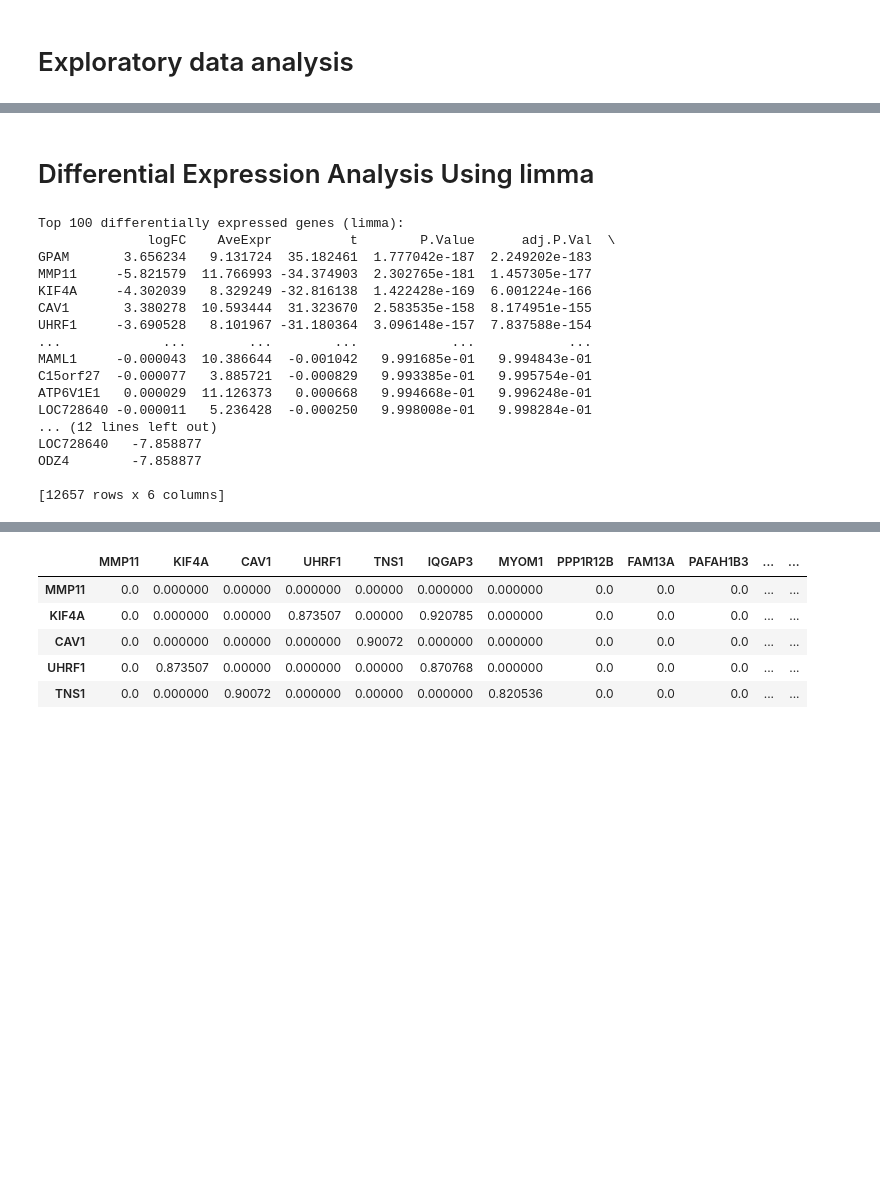
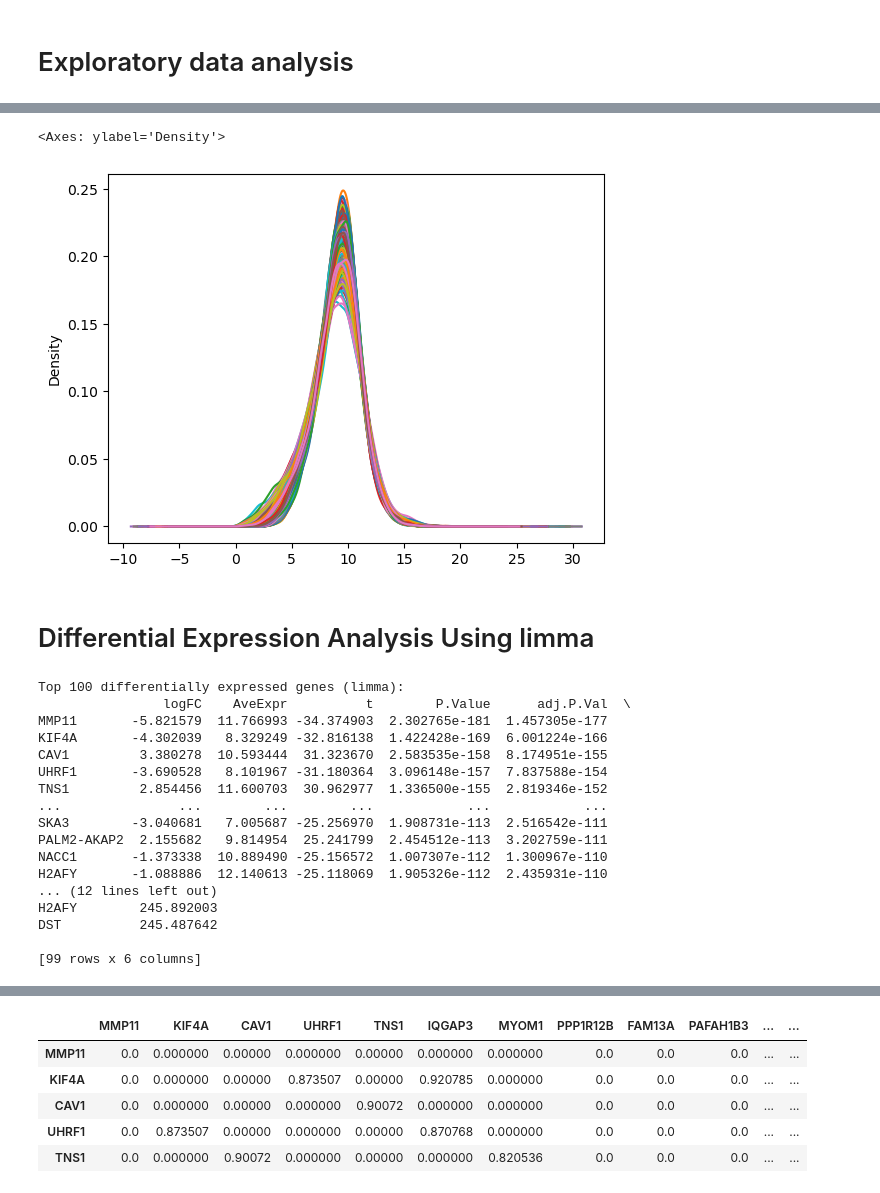
Before and after one commit to lizekss/BRCA-DEG-Analysis, a Jupyter notebook: notebook.ipynb, the cells around one changed output, grey strips where cells are left out. Cells and saved outputs as stored; diff of their text form; code cells hidden in the pictures; blank space fills up the shorter version.

```diff
--- a/notebook.ipynb
+++ b/notebook.ipynb
@@ -81,5 +85,8 @@ df2.head()
 # %%
-# df2.plot(kind='kde', legend=False) # cancer cells
+df2.plot(kind='kde', legend=False) # cancer cells
+# %% [output]
+<Axes: ylabel='Density'>
+[figure, added]
 # %% [markdown]
 # Differential Expression Analysis Using limma
 # %%
@@ -144,27 +151,27 @@ top_genes_sorted = top_genes_df.sort_values(by='adj.P.Val')
 
 diff_exp = top_genes_sorted.iloc[1:N]
 
-# Print the top 25 differentially expressed genes
+# Print the top N differentially expressed genes
 print(f"Top {N} differentially expressed genes (limma):")
-print(top_genes_sorted)
+print(diff_exp)
 # %% [output]
 Top 100 differentially expressed genes (limma):
-              logFC    AveExpr          t        P.Value      adj.P.Val  \
-GPAM       3.656234   9.131724  35.182461  1.777042e-187  2.249202e-183
-MMP11     -5.821579  11.766993 -34.374903  2.302765e-181  1.457305e-177
-KIF4A     -4.302039   8.329249 -32.816138  1.422428e-169  6.001224e-166
-CAV1       3.380278  10.593444  31.323670  2.583535e-158  8.174951e-155
-UHRF1     -3.690528   8.101967 -31.180364  3.096148e-157  7.837588e-154
-...             ...        ...        ...            ...            ...
-MAML1     -0.000043  10.386644  -0.001042   9.991685e-01   9.994843e-01
-C15orf27  -0.000077   3.885721  -0.000829   9.993385e-01   9.995754e-01
-ATP6V1E1   0.000029  11.126373   0.000668   9.994668e-01   9.996248e-01
-LOC728640 -0.000011   5.236428  -0.000250   9.998008e-01   9.998284e-01
+                logFC    AveExpr          t        P.Value      adj.P.Val  \
+MMP11       -5.821579  11.766993 -34.374903  2.302765e-181  1.457305e-177
+KIF4A       -4.302039   8.329249 -32.816138  1.422428e-169  6.001224e-166
+CAV1         3.380278  10.593444  31.323670  2.583535e-158  8.174951e-155
+UHRF1       -3.690528   8.101967 -31.180364  3.096148e-157  7.837588e-154
+TNS1         2.854456  11.600703  30.962977  1.336500e-155  2.819346e-152
+...               ...        ...        ...            ...            ...
+SKA3        -3.040681   7.005687 -25.256970  1.908731e-113  2.516542e-111
+PALM2-AKAP2  2.155682   9.814954  25.241799  2.454512e-113  3.202759e-111
+NACC1       -1.373338  10.889490 -25.156572  1.007307e-112  1.300967e-110
+H2AFY       -1.088886  12.140613 -25.118069  1.905326e-112  2.435931e-110
 ... (12 lines left out)
-LOC728640   -7.858877
-ODZ4        -7.858877
+H2AFY        245.892003
+DST          245.487642
 
-[12657 rows x 6 columns]
+[99 rows x 6 columns]
 # %%
 df1_t = df1.loc[diff_exp.index].T
 correlations1 = df1_t.corr()
```
Also changed, not shown: parts of 19 cells of this notebook.
